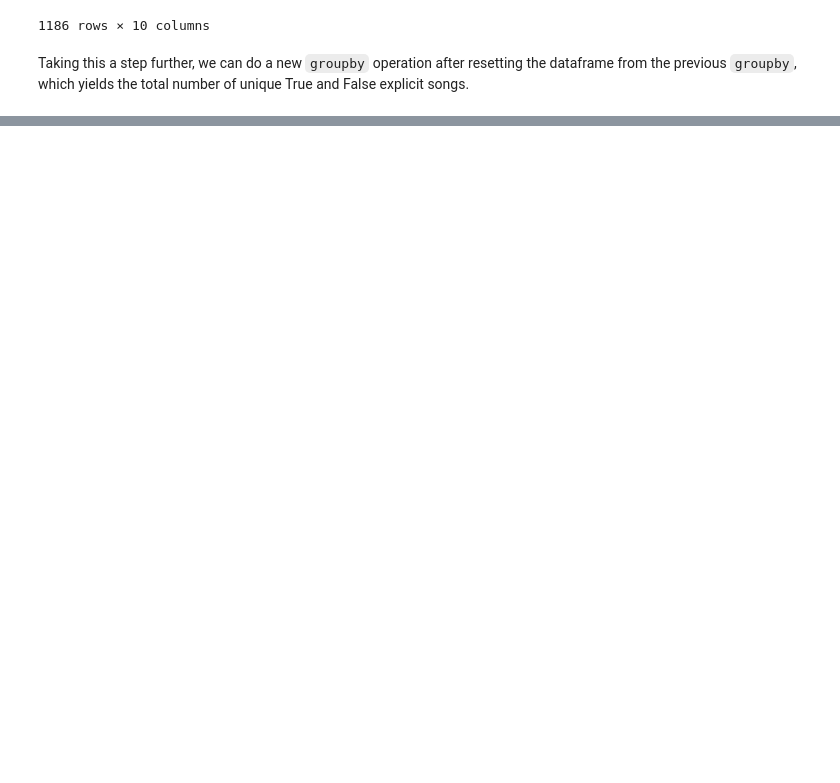
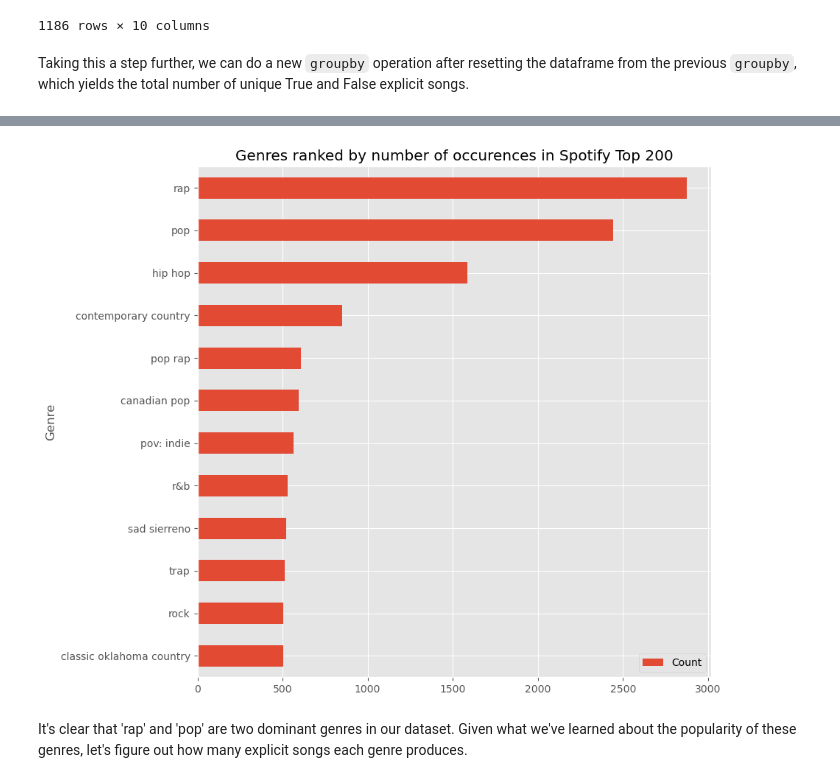
Before and after one commit to mtang24/spotify, a Jupyter notebook: charts.ipynb, the cells around one changed output, grey strips where cells are left out. Cells and saved outputs as stored; diff of their text form; code cells hidden in the pictures; blank space fills up the shorter version.

```diff
--- a/charts.ipynb
+++ b/charts.ipynb
@@ -199,0 +305,8 @@ Let's take a deeper look at the differences.
+# %%
+new_artist_info = []
+
+# Put all artist info (dictionaries) into a single list
+for dct in artist_list:
+    for key, val in dct.items():
+        for artist in val:
+            new_artist_info.append(artist)
@@ -199,0 +315,2 @@ Let's take a deeper look at the differences.
+# %%
+genres = [artist['genres'] for artist in new_artist_info]
@@ -199,0 +319,4 @@ Let's take a deeper look at the differences.
+# %%
+# Create a new column for genres value
+charts_info = charts_info.assign(genres = genres)
+charts_info
@@ -199,0 +339,19 @@ Let's take a deeper look at the differences.
+# %%
+def genre_count(genres, threshold):
+    genre_count = {}
+    for genre_list in genres:
+        for genre in genre_list:
+            if genre not in genre_count:
+                genre_count[genre] = 1
+            else:
+                genre_count[genre] += 1
+    genre_count_threshold = {}
+    for key, val in genre_count.items():
+        if val >= threshold:
+            genre_count_threshold[key] = val
+    genre_count_threshold = dict(reversed(sorted(genre_count_threshold.items(), \
+        key=lambda item: item[1])))
+    genre_df = pd.DataFrame(list(genre_count_threshold.items()), \
+        columns=['Genre', 'Count']).sort_values(by='Count').set_index('Genre')
+    genre_df.plot(kind='barh', y='Count', \
+        title='Genres ranked by number of occurences in Spotify Top 200', figsize=(9, 9));
@@ -199,0 +360,6 @@ Let's take a deeper look at the differences.
+# %%
+genre_count(charts_info['genres'], 450)
+# %% [output]
+[figure, added]
+# %% [markdown]
+It's clear that 'rap' and 'pop' are two dominant genres in our dataset. Given what we've learned about the popularity of these genres, let's figure out how many explicit songs each genre produces.
```
Also changed, not shown: parts of 49 cells of this notebook.
